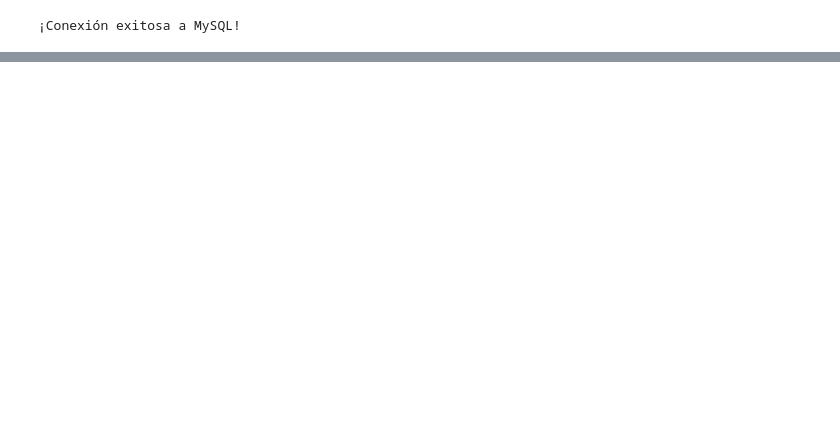
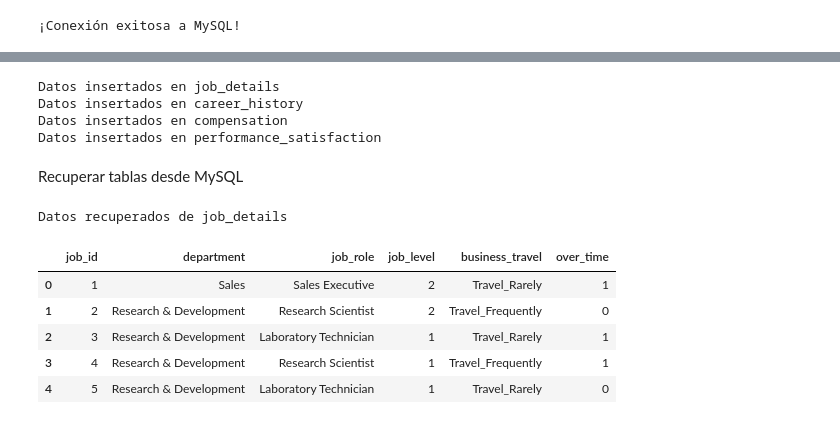
Before and after one commit to eva5ferrer/project-da-promo-63-modulo-3-team-1, a Jupyter notebook: fase-4-bbdd.ipynb, the cells around one changed output, grey strips where cells are left out. Cells and saved outputs as stored; diff of their text form; code cells hidden in the pictures; blank space fills up the shorter version.

```diff
--- a/fase-4-bbdd.ipynb
+++ b/fase-4-bbdd.ipynb
@@ -373,0 +250,32 @@ print("Artistas insertados.")
+# %%
+insertar_datos(mycursor, cnx, query_job, df_job_details, "job_details")
+insertar_datos(mycursor, cnx, query_career, df_career_history, "career_history")
+insertar_datos(mycursor, cnx, query_compensation, df_compensation, "compensation")
+insertar_datos(mycursor,cnx,query_performance, df_performance_satisfaction,"performance_satisfaction")
+# %% [output]
+Datos insertados en job_details
+Datos insertados en career_history
+Datos insertados en compensation
+Datos insertados en performance_satisfaction
+# %% [markdown]
+Recuperar tablas desde MySQL
+# %%
+def obtener_dataframe_desde_mysql(cursor, nombre_tabla, columnas):
+    cursor.execute(f"SELECT * FROM {nombre_tabla}")
+    resultados = cursor.fetchall()
+    df_resultado = pd.DataFrame(resultados, columns=columnas)
+    print(f"Datos recuperados de {nombre_tabla}")
+    return df_resultado
+# %%
+df_job_details_ids = obtener_dataframe_desde_mysql(mycursor,"job_details",
+    ["job_id", "department", "job_role", "job_level", "business_travel", "over_time"])
+
+df_job_details_ids.head()
+# %% [output]
+Datos recuperados de job_details
+|  | job_id | department | job_role | job_level | business_travel | over_time |
+| 0 | 1 | Sales | Sales Executive | 2 | Travel_Rarely | 1 |
+| 1 | 2 | Research & Development | Research Scientist | 2 | Travel_Frequently | 0 |
+| 2 | 3 | Research & Development | Laboratory Technician | 1 | Travel_Rarely | 1 |
+| 3 | 4 | Research & Development | Research Scientist | 1 | Travel_Frequently | 1 |
+| 4 | 5 | Research & Development | Laboratory Technician | 1 | Travel_Rarely | 0 |
```
Also changed, not shown: parts of 69 cells of this notebook.
